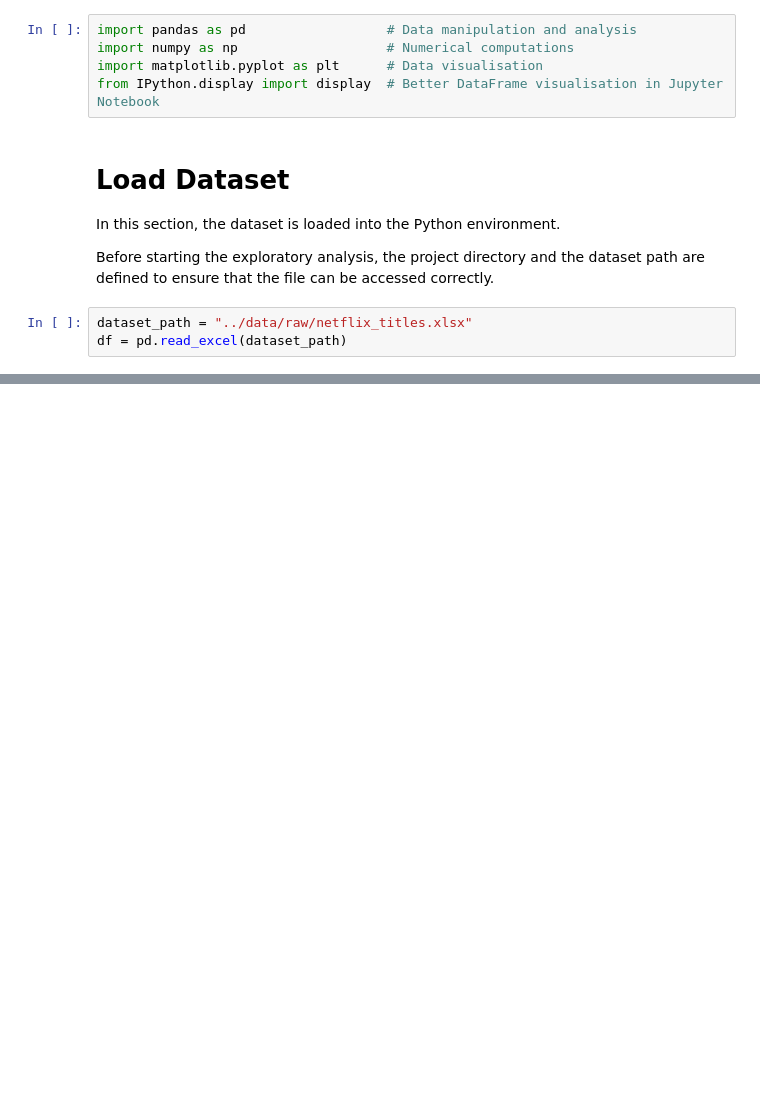
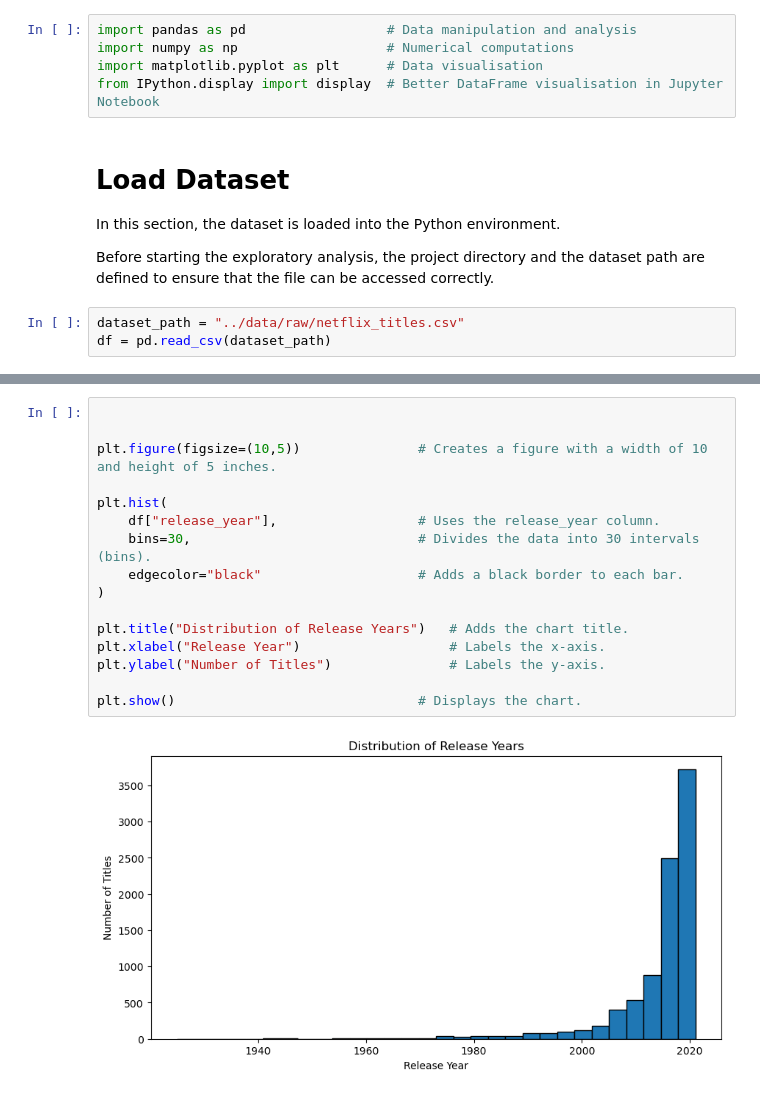
Before and after one commit to andrezzacosta18/data-cleaning-transformation-python, a Jupyter notebook: data-cleaning-project/notebooks/01_data_quality_analysis.ipynb, the cells around one changed output, grey strips where cells are left out. Cells and saved outputs as stored; diff of their text form; blank space fills up the shorter version.

Commit message:
Add Netflix data quality analysis project

```diff
--- a/data-cleaning-project/notebooks/01_data_quality_analysis.ipynb
+++ b/data-cleaning-project/notebooks/01_data_quality_analysis.ipynb
@@ -64,5 +45,5 @@ In this section, the dataset is loaded into the Python environment.
 
 Before starting the exploratory analysis, the project directory and the dataset path are defined to ensure that the file can be accessed correctly.
 # %%
-dataset_path = "../data/raw/netflix_titles.xlsx"
-df = pd.read_excel(dataset_path)
+dataset_path = "../data/raw/netflix_titles.csv"
+df = pd.read_csv(dataset_path)
@@ -68,0 +282,18 @@ df = pd.read_excel(dataset_path)
+# %%
+
+
+plt.figure(figsize=(10,5))               # Creates a figure with a width of 10 and height of 5 inches.
+
+plt.hist(
+    df["release_year"],                  # Uses the release_year column.
+    bins=30,                             # Divides the data into 30 intervals (bins).
+    edgecolor="black"                    # Adds a black border to each bar.
+)
+
+plt.title("Distribution of Release Years")   # Adds the chart title.
+plt.xlabel("Release Year")                   # Labels the x-axis.
+plt.ylabel("Number of Titles")               # Labels the y-axis.
+
+plt.show()                               # Displays the chart.
+# %% [output]
+[figure, added]
```
Also changed, not shown: parts of 24 cells of this notebook, 2 other files.
